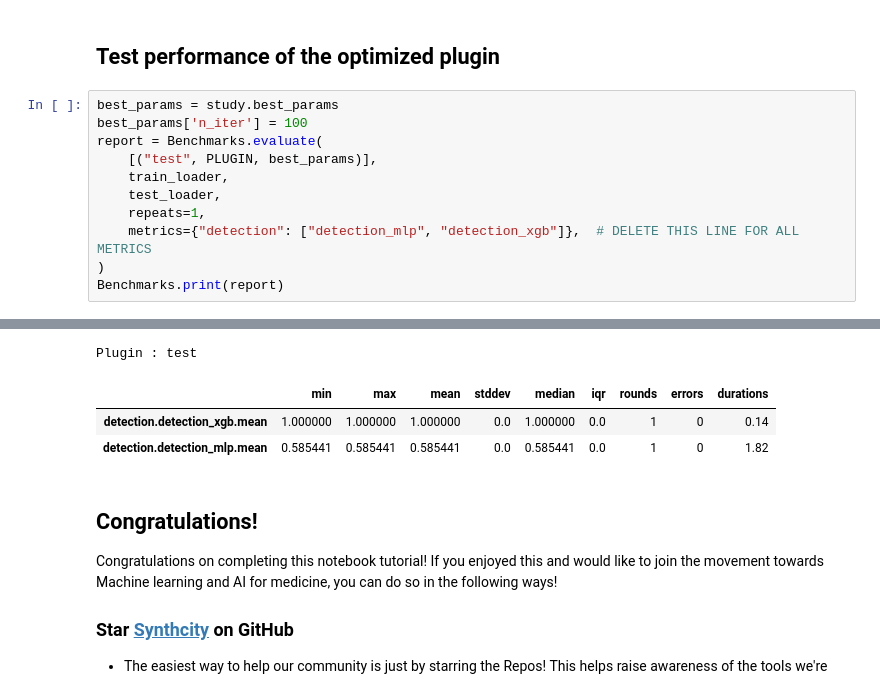
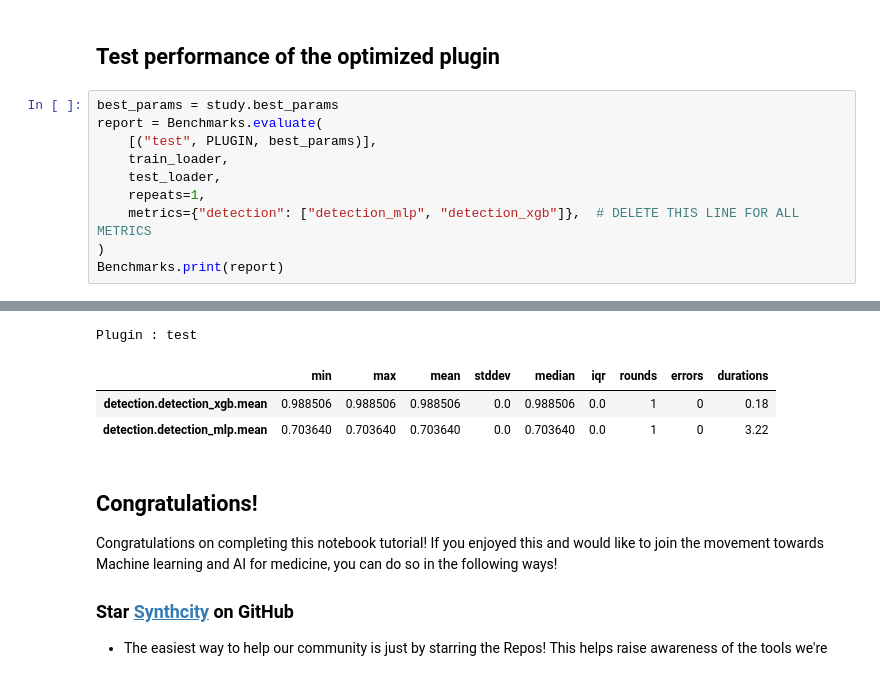
Before and after one commit to vanderschaarlab/synthcity, a Jupyter notebook: tutorials/tutorial8_hyperparameter_optimization.ipynb, the cells around one changed output, grey strips where cells are left out. Drawn from its saved outputs; the diff is of its cells as text.

```diff
--- a/tutorials/tutorial8_hyperparameter_optimization.ipynb
+++ b/tutorials/tutorial8_hyperparameter_optimization.ipynb
@@ -198,7 +212,6 @@ plot_edf(study)
 ## Test performance of the optimized plugin
 # %%
 best_params = study.best_params
-best_params['n_iter'] = 100
 report = Benchmarks.evaluate(
     [("test", PLUGIN, best_params)],
     train_loader,
@@ -212,7 +225,7 @@ Benchmarks.print(report)
 Plugin : test
 |  | min | max | mean | stddev | median | iqr | rounds | errors | durations |
-| detection.detection_xgb.mean | 1.000000 | 1.000000 | 1.000000 | 0.0 | 1.000000 | 0.0 | 1 | 0 | 0.14 |
-| detection.detection_mlp.mean | 0.585441 | 0.585441 | 0.585441 | 0.0 | 0.585441 | 0.0 | 1 | 0 | 1.82 |
+| detection.detection_xgb.mean | 0.988506 | 0.988506 | 0.988506 | 0.0 | 0.988506 | 0.0 | 1 | 0 | 0.18 |
+| detection.detection_mlp.mean | 0.703640 | 0.703640 | 0.703640 | 0.0 | 0.703640 | 0.0 | 1 | 0 | 3.22 |
 # %% [markdown]
 ## Congratulations!
 
```
Also changed, not shown: parts of 7 cells of this notebook, 2 other files.
